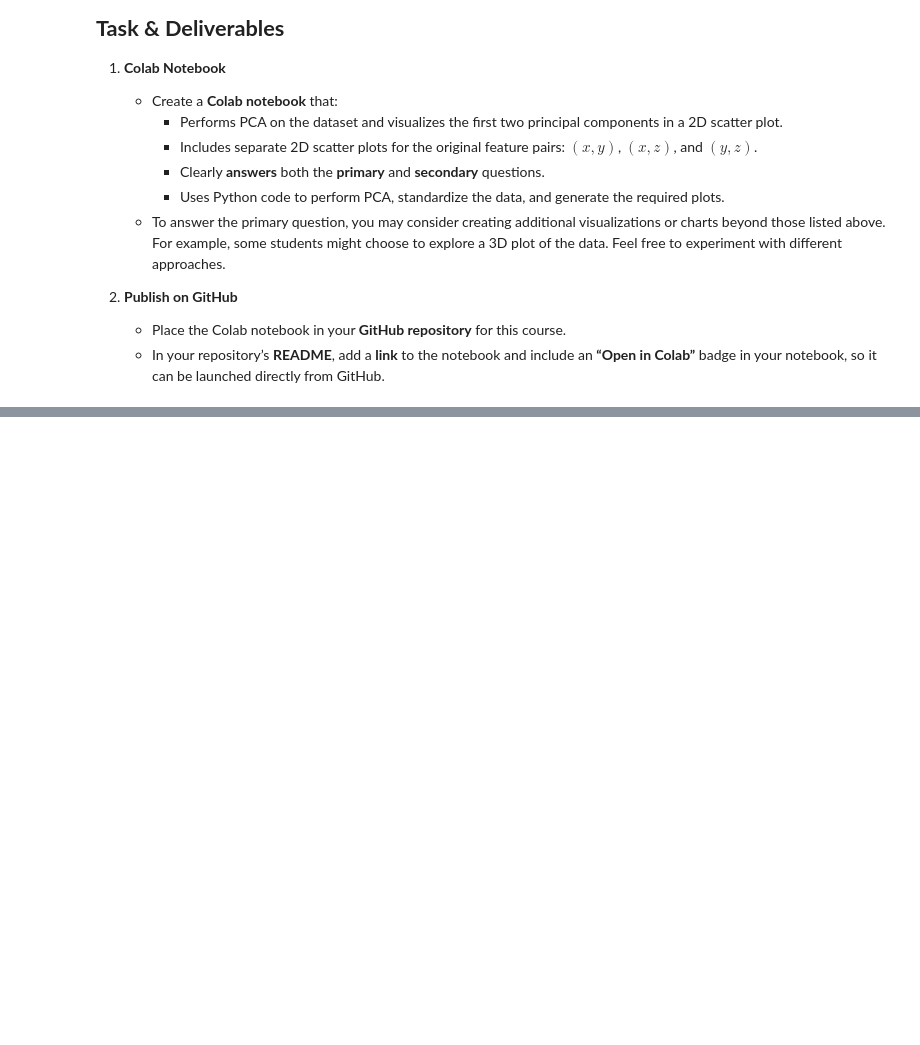
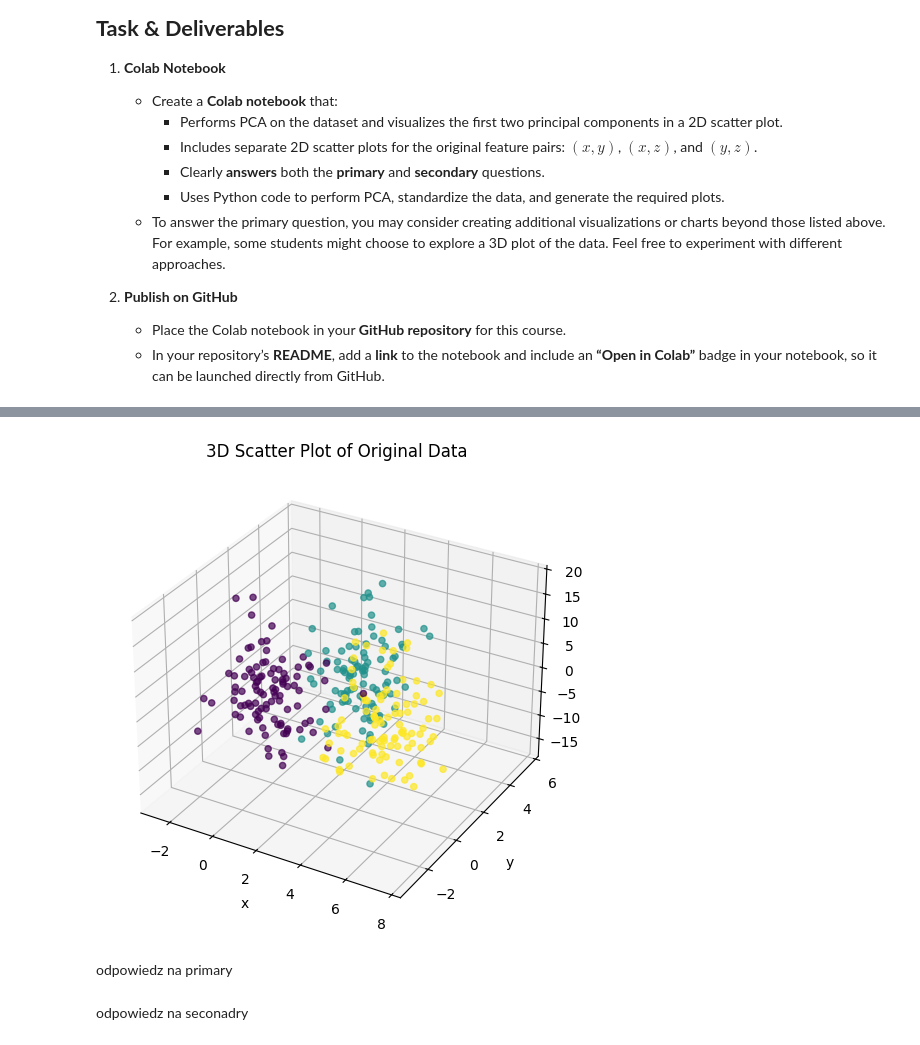
Before and after one commit to MichalSlowakiewicz/Machine-Learning, a Jupyter notebook: Homework1.ipynb, the cells around one changed output, grey strips where cells are left out. Drawn from its saved outputs; the diff is of its cells as text; code cells hidden in the pictures; blank space fills up the shorter version.

```diff
--- a/Homework1.ipynb
+++ b/Homework1.ipynb
@@ -47,0 +122,19 @@ Remember: before applying PCA, **standardize** the data so that each feature has
+# %%
+#3d plot to answer primary question
+from mpl_toolkits.mplot3d import Axes3D
+
+fig = plt.figure(figsize=(8, 6))
+ax = fig.add_subplot(111, projection='3d')
+
+plot3d = ax.scatter(df['x'], df['y'], df['z'], c=df['class'], cmap='viridis', alpha=0.7)
+ax.set_xlabel("x")
+ax.set_ylabel("y")
+ax.set_zlabel("z")
+ax.set_title("3D Scatter Plot of Original Data")
+plt.show()
+# %% [output]
+[figure, added]
+# %% [markdown]
+odpowiedz na primary
+# %% [markdown]
+odpowiedz na seconadry
```
Also changed, not shown: parts of 2 cells of this notebook.
